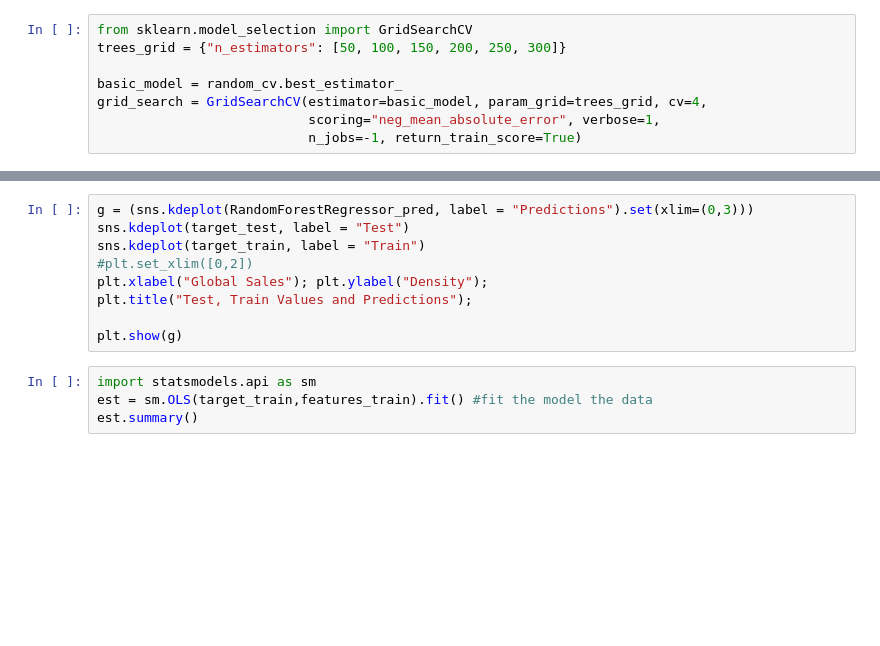
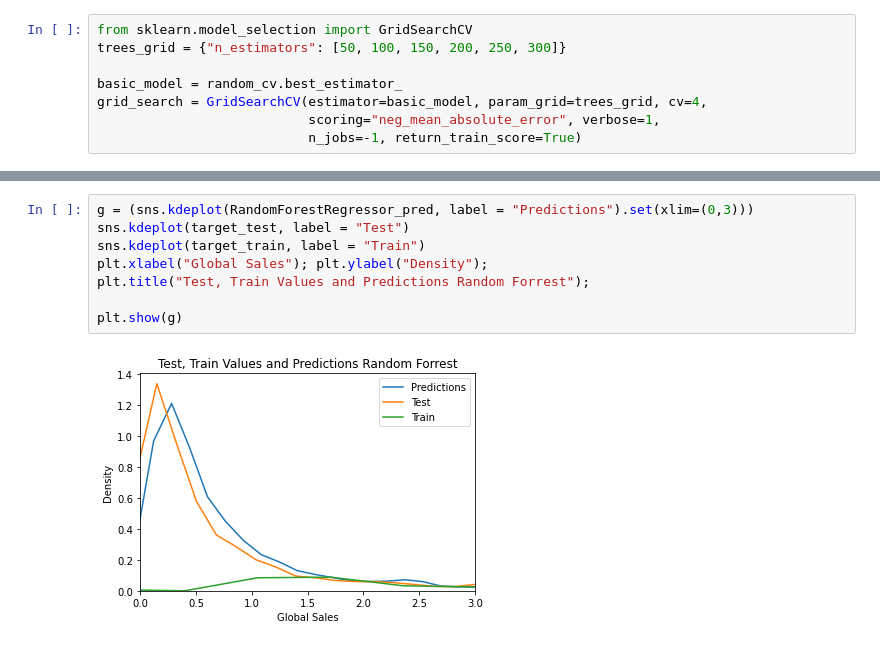
Before and after one commit to kschrock/Math495, a Jupyter notebook: FinalProject.ipynb, the cells around one changed output, grey strips where cells are left out. Saved outputs shown, nothing was run; the diff lists cells and outputs as text; blank space fills up the shorter version.

```diff
--- a/FinalProject.ipynb
+++ b/FinalProject.ipynb
@@ -353,13 +420,10 @@ print(actualvspredicted)
 # %%
 g = (sns.kdeplot(RandomForestRegressor_pred, label = "Predictions").set(xlim=(0,3)))
 sns.kdeplot(target_test, label = "Test")
 sns.kdeplot(target_train, label = "Train")
-#plt.set_xlim([0,2])
 plt.xlabel("Global Sales"); plt.ylabel("Density");
-plt.title("Test, Train Values and Predictions");
+plt.title("Test, Train Values and Predictions Random Forrest");
 
 plt.show(g)
+# %% [output]
+[figure, added]
-# %%
-import statsmodels.api as sm
-est = sm.OLS(target_train,features_train).fit() #fit the model the data
-est.summary()
```
Also changed, not shown: parts of 32 cells of this notebook.
